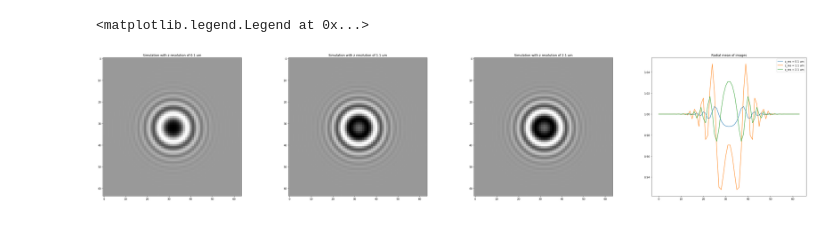
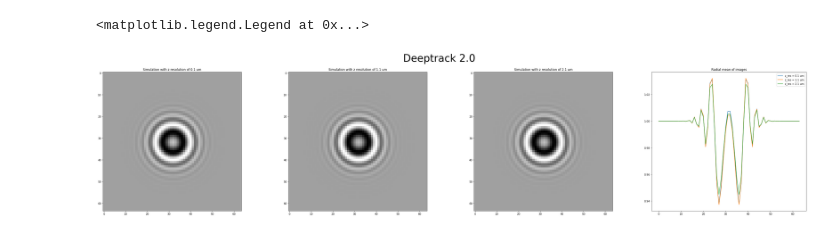
Before and after one commit to boupojp/issueDT20-21, a Jupyter notebook: DeepTrackIssue.ipynb, the cells around one changed output. Cells and saved outputs as stored; diff of their text form; code cells hidden in the pictures.

```diff
--- a/DeepTrackIssue.ipynb
+++ b/DeepTrackIssue.ipynb
@@ -20,20 +47,12 @@ import numpy as np
 import matplotlib.pyplot as plt
 # %%
-oldversion = 0
+# select the version of deeptrack
 
 if oldversion:
 
-  if gdrive :
-
-    sys.path.insert(0,"/content/drive/MyDrive/Repository/HoloTrack")
-
-  else:
-
-    sys.path.insert(0,"./")
-
-  import _deeptrack as dt
+  import olddeeptrack as dt
 
 else:
 
-  !pip install deeptrack
-  import deeptrack as dt
+    !pip install deeptrack
+    import deeptrack as dt
@@ -141,35 +252,50 @@ def radial_mean(im):
   R = np.sqrt((x-x0)**2+(y-y0)**2)
   r0 = np.sqrt(x0**2+y0**2)
 
   f = lambda r : im[(R >= r-0.5) & (R < r+0.5)].mean()
   r  = np.abs(np.linspace(-im.shape[0]/2,im.shape[0]/2,num=im.shape[0]))
 
   im_mean = np.vectorize(f)(r)
 
   return im_mean
 
+# Images generation
+
 zPos = 2445
 
-image2 = generate_simulated_image(apod_val=0.332, sigma = 0.0015, z = zPos, add_noise=False,z_pix_size = 2.1)
-image1 = generate_simulated_image(apod_val=0.332, sigma = 0.0015, z = zPos, add_noise=False,z_pix_size = 1.1)
-image0 = generate_simulated_image(apod_val=0.332, sigma = 0.0015, z = zPos, add_noise=False,z_pix_size = 0.1)
+if oldversion:
+
+  apo = 0.08
+
+else:
+
+  apo = 0.332
+
+image2 = generate_simulated_image(apod_val=apo, sigma = 0.0015, z = zPos, add_noise=False,z_pix_size = 2.1)
+image1 = generate_simulated_image(apod_val=apo, sigma = 0.0015, z = zPos, add_noise=False,z_pix_size = 1.1)
+image0 = generate_simulated_image(apod_val=apo, sigma = 0.0015, z = zPos, add_noise=False,z_pix_size = 0.1)
 
 plt.figure(figsize=(50, 10))
+if oldversion:
+  plt.suptitle('Deeptrack 2.0',fontsize=40)
+else:
+  plt.suptitle('Deeptrack 2.1',fontsize=40)
+
 plt.subplot(1,4,1)
 plt.title("Simulation with z resolution of 0.1 um")
 plt.imshow(image0, cmap="gray")
 plt.subplot(1,4,2)
 plt.title("Simulation with z resolution of 1.1 um")
 plt.imshow(image1, cmap="gray")
 plt.subplot(1,4,3)
 plt.title("Simulation with z resolution of 2.1 um")
-plt.imshow(image1, cmap="gray")
+plt.imshow(image2, cmap="gray")
 plt.subplot(1,4,4)
 plt.title("Radial mean of images")
 plt.plot(radial_mean(image0), label="z_res = 0.1 um")
 plt.plot(radial_mean(image1), label="z_res = 1.1 um")
 plt.plot(radial_mean(image2), label="z_res = 2.1 um")
 plt.legend()
 # %% [output]
 <matplotlib.legend.Legend at 0x...>
-[figure, old version]
+[figure, new version]
```
Also changed, not shown: parts of 7 cells of this notebook.
